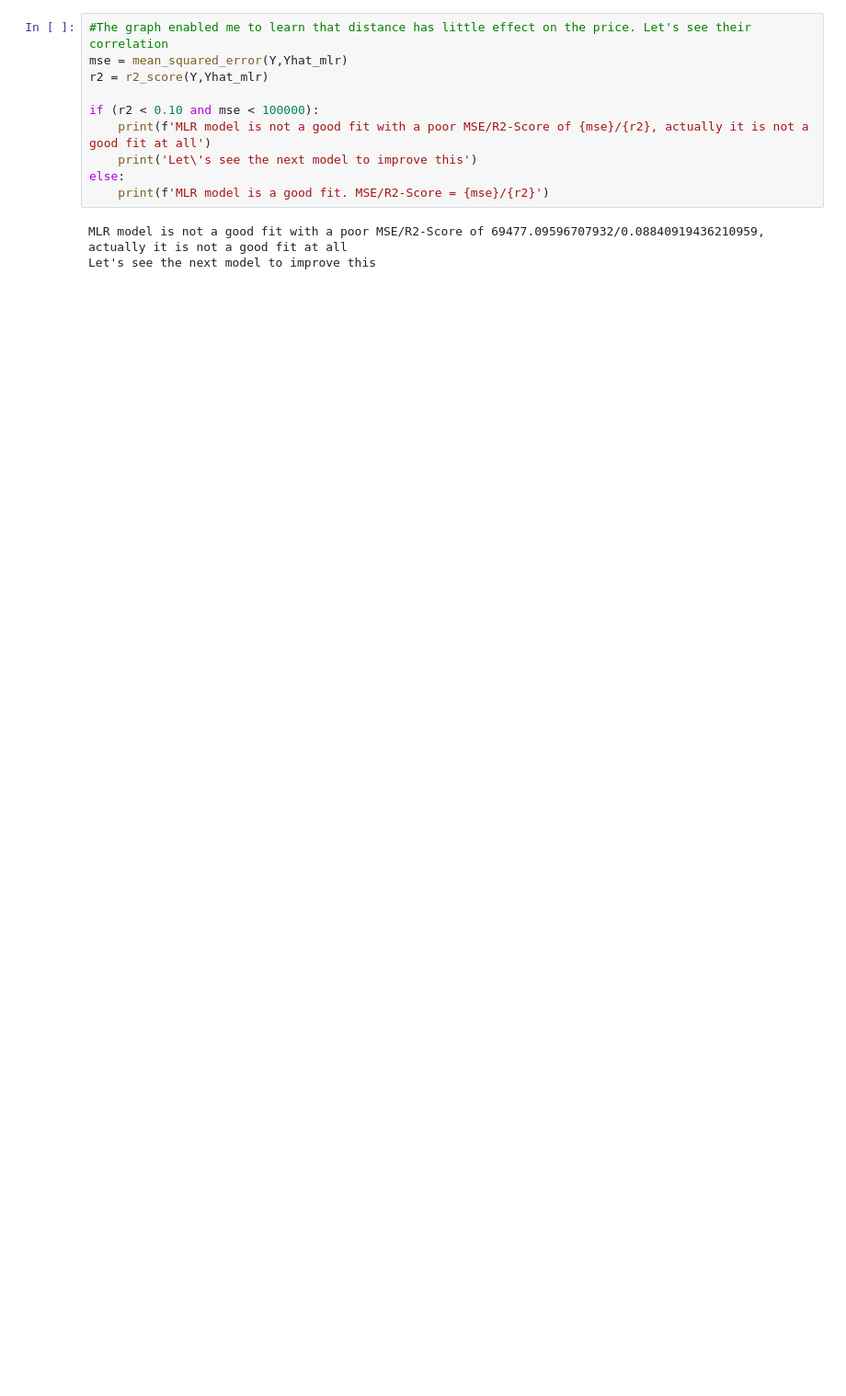
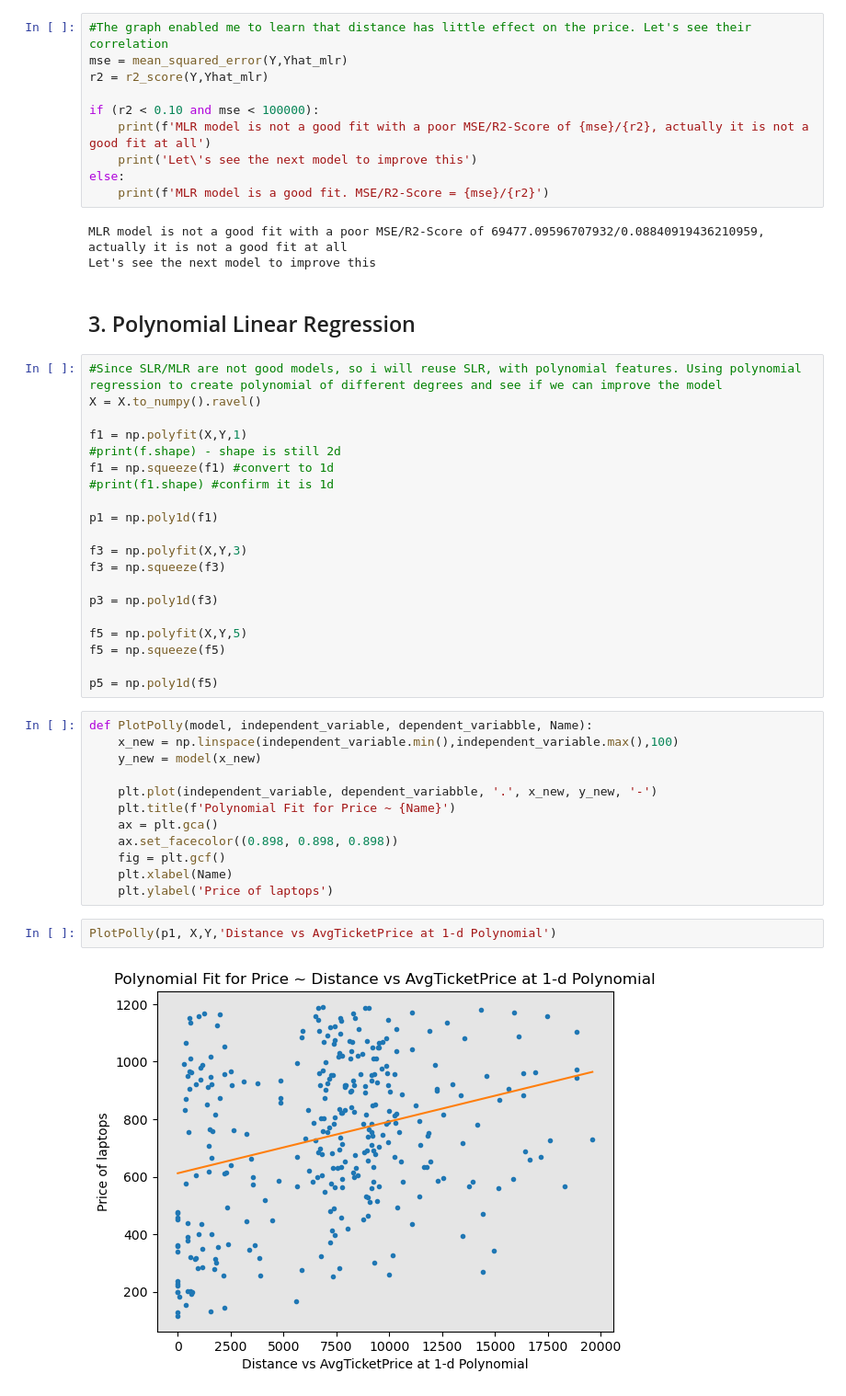
Before and after one commit to isaacchook/datascience, a Jupyter notebook: linear_regression.ipynb, the cells around one changed output. Shown at 92% size. Drawn from its saved outputs; the diff is of its cells as text; blank space fills up the shorter version.

Commit message:
Add Polynomial Regression Code

```diff
--- a/linear_regression.ipynb
+++ b/linear_regression.ipynb
@@ -167,3 +167,41 @@ else:
 # %% [output]
 MLR model is not a good fit with a poor MSE/R2-Score of 69477.09596707932/0.08840919436210959, actually it is not a good fit at all
 Let's see the next model to improve this
+# %% [markdown]
+## 3. Polynomial Linear Regression
+# %%
+#Since SLR/MLR are not good models, so i will reuse SLR, with polynomial features. Using polynomial regression to create polynomial of different degrees and see if we can improve the model
+X = X.to_numpy().ravel()
+
+f1 = np.polyfit(X,Y,1)
+#print(f.shape) - shape is still 2d
+f1 = np.squeeze(f1) #convert to 1d
+#print(f1.shape) #confirm it is 1d
+
+p1 = np.poly1d(f1)
+
+f3 = np.polyfit(X,Y,3)
+f3 = np.squeeze(f3)
+
+p3 = np.poly1d(f3)
+
+f5 = np.polyfit(X,Y,5)
+f5 = np.squeeze(f5)
+
+p5 = np.poly1d(f5)
+# %%
+def PlotPolly(model, independent_variable, dependent_variabble, Name):
+    x_new = np.linspace(independent_variable.min(),independent_variable.max(),100)
+    y_new = model(x_new)
+
+    plt.plot(independent_variable, dependent_variabble, '.', x_new, y_new, '-')
+    plt.title(f'Polynomial Fit for Price ~ {Name}')
+    ax = plt.gca()
+    ax.set_facecolor((0.898, 0.898, 0.898))
+    fig = plt.gcf()
+    plt.xlabel(Name)
+    plt.ylabel('Price of laptops')
+# %%
+PlotPolly(p1, X,Y,'Distance vs AvgTicketPrice at 1-d Polynomial')
+# %% [output]
+[figure, added]
```
Also changed, not shown: parts of 4 cells of this notebook.
